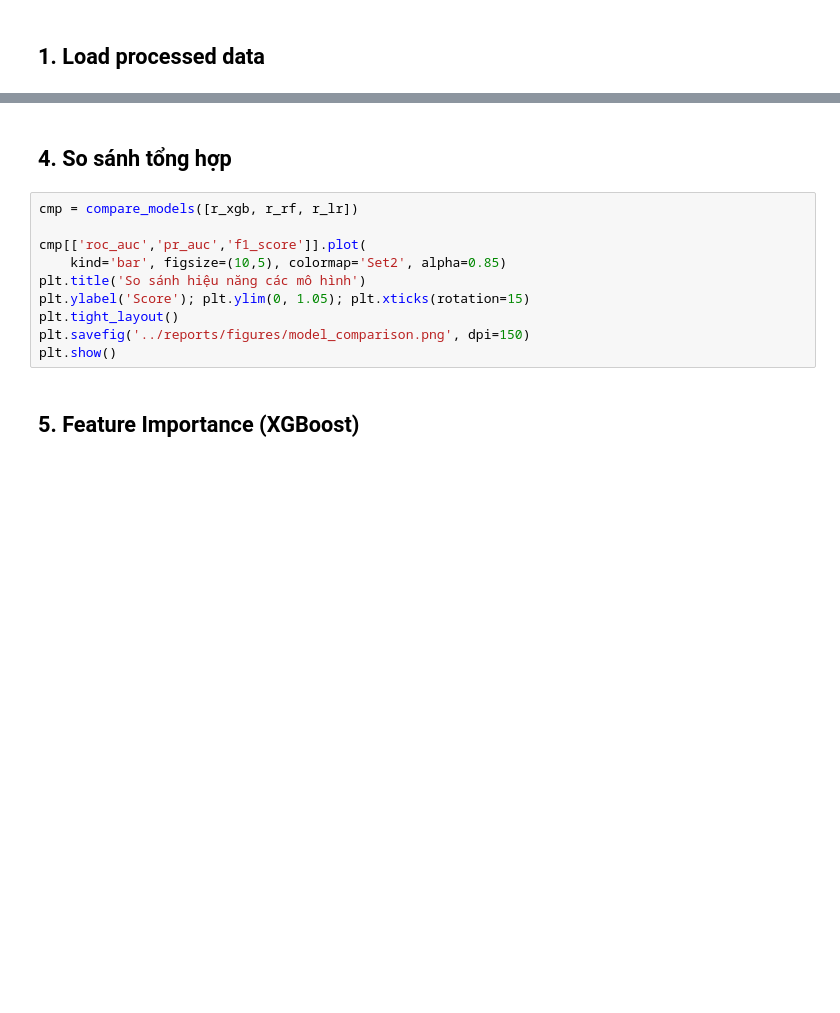
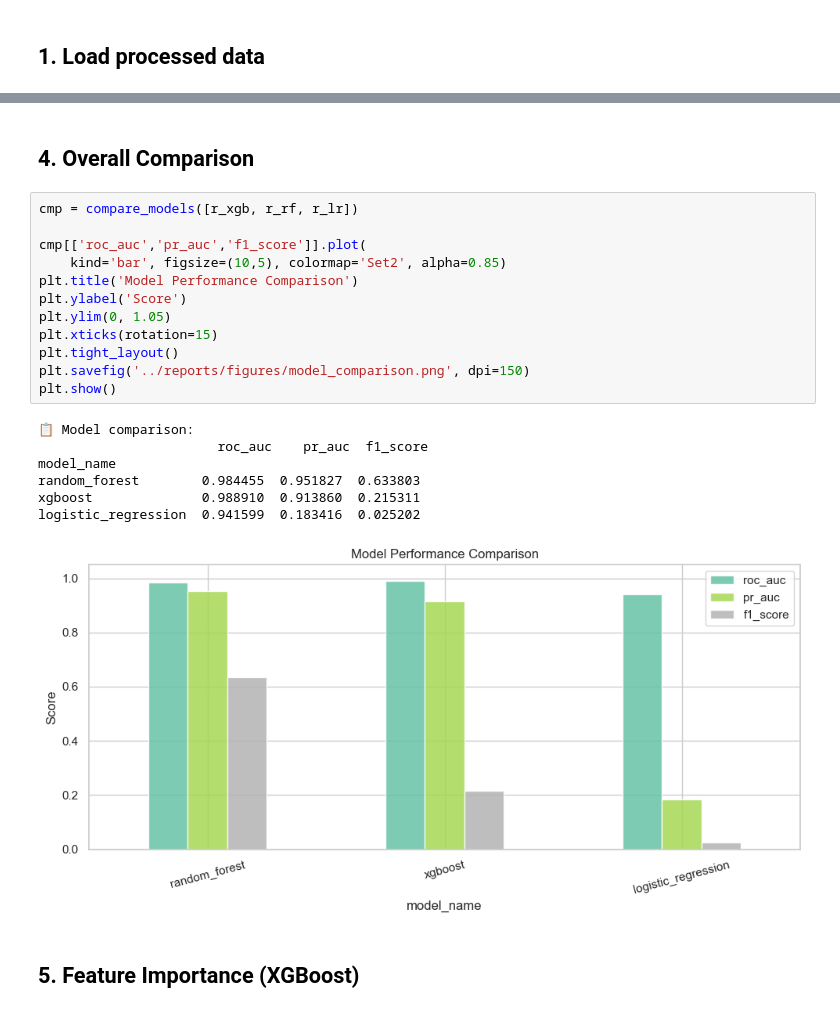
Before and after one commit to chuducnam6002/online-payment-fraud-detection, a Jupyter notebook: notebooks/03_modeling.ipynb, the cells around one changed output, grey strips where cells are left out. Cells and saved outputs as stored; diff of their text form; blank space fills up the shorter version.

```diff
--- a/notebooks/03_modeling.ipynb
+++ b/notebooks/03_modeling.ipynb
@@ -47,15 +123,25 @@ r_lr  = evaluate_model(lr,  X_test, y_test, 'logistic_regression')
-# %% [markdown]
-## 4. So sánh tổng hợp
+# %% [markdown]
+## 4. Overall Comparison
 # %%
 cmp = compare_models([r_xgb, r_rf, r_lr])
 
 cmp[['roc_auc','pr_auc','f1_score']].plot(
     kind='bar', figsize=(10,5), colormap='Set2', alpha=0.85)
-plt.title('So sánh hiệu năng các mô hình')
-plt.ylabel('Score'); plt.ylim(0, 1.05); plt.xticks(rotation=15)
+plt.title('Model Performance Comparison')
+plt.ylabel('Score')
+plt.ylim(0, 1.05)
+plt.xticks(rotation=15)
 plt.tight_layout()
 plt.savefig('../reports/figures/model_comparison.png', dpi=150)
 plt.show()
+# %% [output]
+📋 Model comparison:
+                       roc_auc    pr_auc  f1_score
+model_name
+random_forest        0.984455  0.951827  0.633803
+xgboost              0.988910  0.913860  0.215311
+logistic_regression  0.941599  0.183416  0.025202
+[figure, added]
 # %% [markdown]
 ## 5. Feature Importance (XGBoost)
 # %%
```
Also changed, not shown: parts of 16 cells of this notebook, 15 other files.
